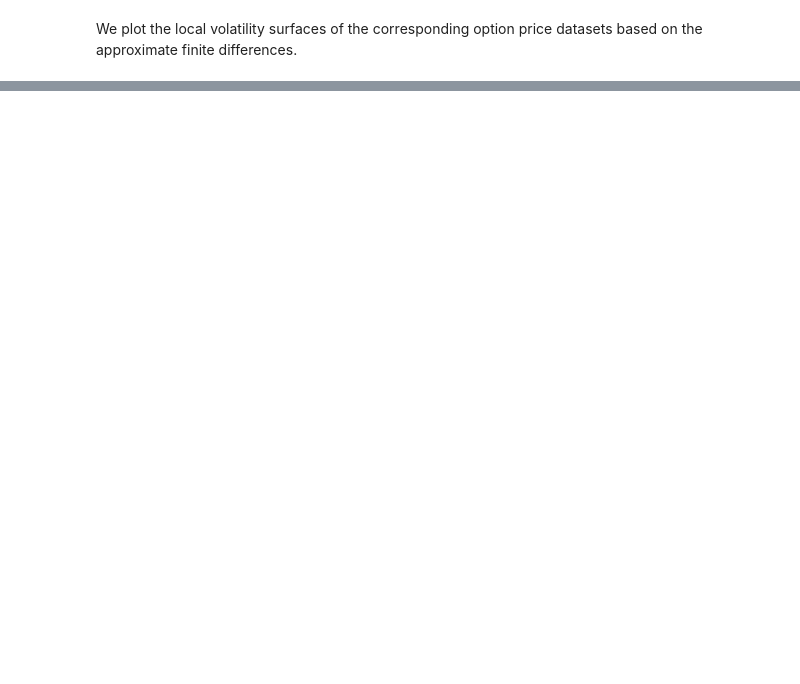
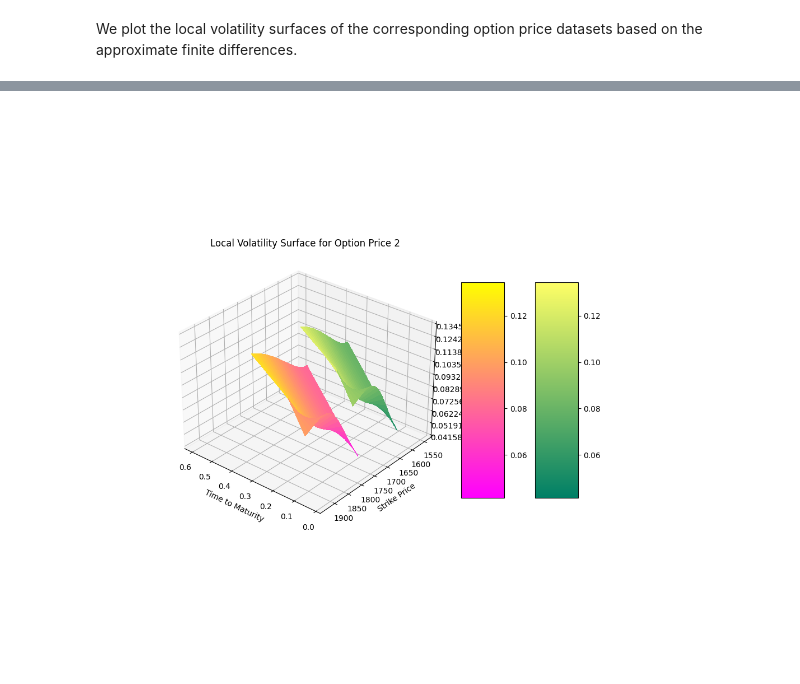
Before and after one commit to pangjunrong/KTH-Local-Volatility-Estimation, a Jupyter notebook: Project-1.ipynb, the cells around one changed output, grey strips where cells are left out. Saved outputs shown, nothing was run; the diff lists cells and outputs as text; code cells hidden in the pictures; blank space fills up the shorter version.

Commit message:
updated project codes

```diff
--- a/Project-1.ipynb
+++ b/Project-1.ipynb
@@ -211,0 +223,4 @@ plt.show()
+# %%
+df_increased_option_prices_2 = pd.DataFrame(df_new_option_prices_2, columns=['Time to maturity', 'Strike price', 'Call option price'])
+df_increased_option_prices_2['Strike price'] = df_increased_option_prices_2['Strike price'] * 1.1
+df_increased_option_prices_2.head()
@@ -211,0 +234,35 @@ plt.show()
+# %%
+df_increased_option_prices_2['dt_central'] = df_increased_option_prices_2.groupby('Strike price').apply(lambda x: (x['Call option price'].diff(1) - x['Call option price'].diff(-1))/((x['Time to maturity'] - x['Time to maturity'].diff(-1)) + x['Time to maturity'].diff(1)-x['Time to maturity'])).reset_index(level=0)[0]
+
+df_increased_option_prices_2['dk2'] = pd.DataFrame(df_increased_option_prices_2, columns=['Time to maturity', 'Strike price', 'Call option price']).groupby('Time to maturity').apply(lambda x: (x['Call option price'].shift(1) - 2*x['Call option price'] + x['Call option price'].shift(-1))/(((x['Strike price'] - x['Strike price'].diff(-1)) + (x['Strike price'].diff(1) - x['Strike price']))/2)**2).reset_index(level=0)[0]
+
+df_increased_option_prices_2['iv'] = np.sqrt(2 * df_increased_option_prices_2['dt_central']/(df_increased_option_prices_2['Strike price']**2 * df_increased_option_prices_2['dk2']))
+# %%
+fig, ax = plt.subplots(subplot_kw={"projection": "3d"})
+
+X_2 = df_increased_option_prices_2['Time to maturity'].unique()
+Y_2 = df_increased_option_prices_2['Strike price'].unique()
+X_2, Y_2 = np.meshgrid(X_2, Y_2)
+Z_2 = []
+for i in range(5):
+    Z_2.append(df_increased_option_prices_2['iv'].iloc[i*21:(i+1)*21].values)
+Z_2 = np.transpose(np.array(Z_2))
+
+surf_1 = ax.plot_surface(X, Y, Z, cmap=cm.summer, linewidth=0, antialiased=False)
+surf_2 = ax.plot_surface(X_2, Y_2, Z_2, cmap=cm.spring, linewidth=0, antialiased=False)
+
+ax.zaxis.set_major_locator(ticker.LinearLocator(10))
+
+fig.colorbar(surf_1, shrink=0.5, aspect=5)
+fig.colorbar(surf_2, shrink=0.5, aspect=5)
+
+ax.set_xlabel('Time to Maturity')
+ax.set_ylabel('Strike Price')
+ax.set_zlabel('Volatility')
+
+plt.title('Local Volatility Surface for Option Price 2')
+ax.view_init(30, 130)
+
+plt.show()
+# %% [output]
+[figure, added]
```
Also changed, not shown: parts of 11 cells of this notebook.
